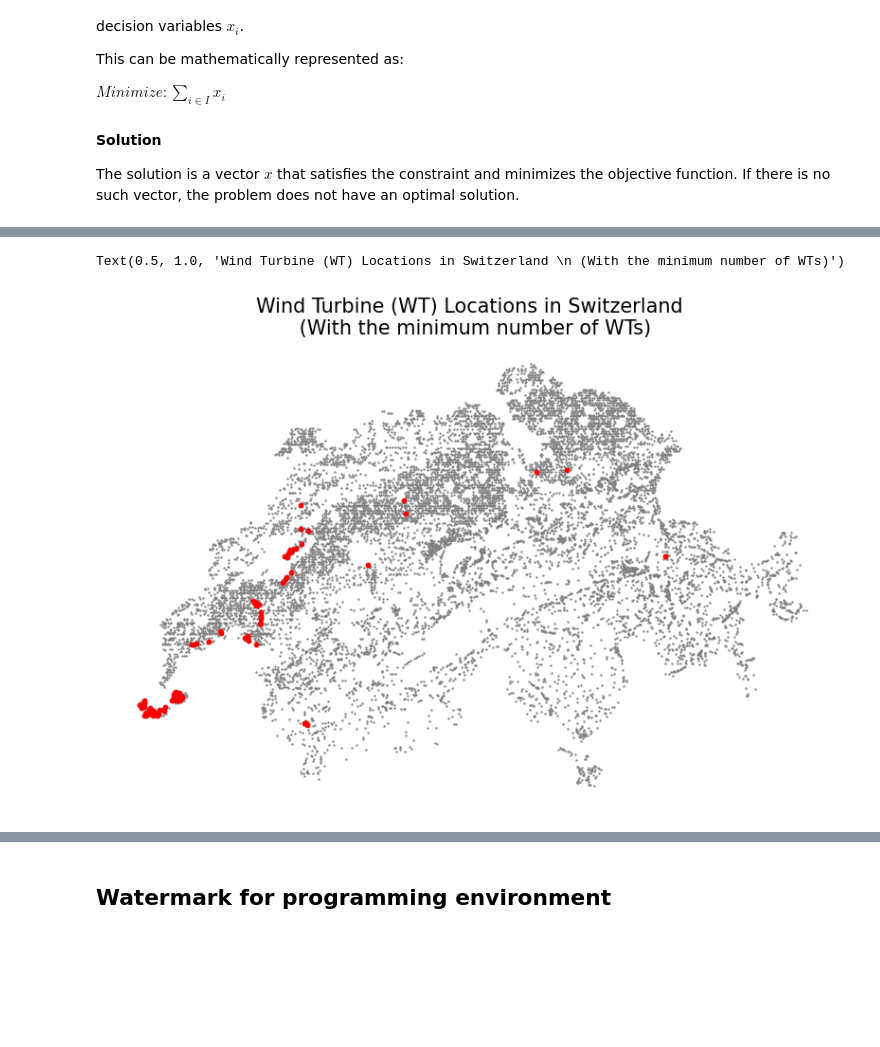
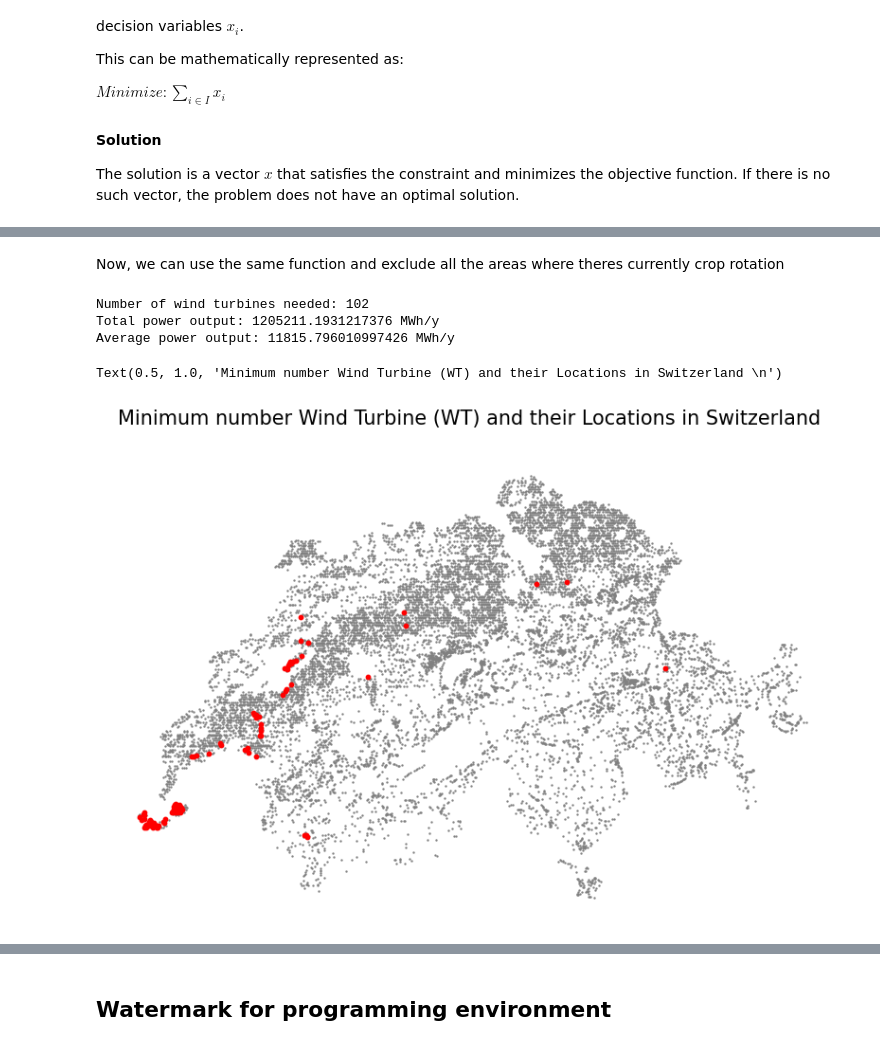
Before and after one commit to percw/Swiss_wind-turbine_optimization, a Jupyter notebook: wind_optimization.ipynb, the cells around one changed output, grey strips where cells are left out. Drawn from its saved outputs; the diff is of its cells as text; code cells hidden in the pictures; blank space fills up the shorter version.

```diff
--- a/wind_optimization.ipynb
+++ b/wind_optimization.ipynb
@@ -268,16 +281,31 @@ Avg power output: 11971.861386138615 MWh/y
+# %% [markdown]
+Now, we can use the same function and exclude all the areas where theres currently crop rotation
+# %%
+solver_no_crop, x = create_solver_for_wind_turbine_optimization(gdf, 1200000)
+
+# Adding constraint so that every crop rotation location is set to zero
+for i in range(len(gdf)):
+    if gdf.FFF[i] == 0:
+        solver_no_crop.Add(x[i] == 0)
+
+minimum_wind_turbine_locations_no_crop = get_solutions_for_wind_turbine_optimization(solver_no_crop, gdf, x)
+# %% [output]
+Number of wind turbines needed: 102
+Total power output: 1205211.1931217376 MWh/y
+Average power output: 11815.796010997426 MWh/y
 # %%
 # Creating a new GeoDataFrame from selected locations
-selected_gdf = gpd.GeoDataFrame(geometry=selected_locations)
+selected_gdf = gpd.GeoDataFrame(geometry=minimum_wind_turbine_locations)
 
 # Ploting the selected locations on the map
 ax = gdf.plot(color='grey', markersize=0.5, figsize=(10,10))
 selected_gdf.plot(ax=ax, marker='o', color='red', markersize=10)
 
 # Removing axis labels
 ax.set_axis_off()
 
 # Setting title
-ax.set_title('Wind Turbine (WT) Locations in Switzerland \n (With the minimum number of WTs)', size=15)
+ax.set_title('Minimum number Wind Turbine and their locations in Switzerland', size=15)
 # %% [output]
-Text(0.5, 1.0, 'Wind Turbine (WT) Locations in Switzerland \n (With the minimum number of WTs)')
+Text(0.5, 1.0, 'Minimum number Wind Turbine (WT) and their Locations in Switzerland \n')
-[figure, old version]
+[figure, new version]
```
Also changed, not shown: parts of 13 cells of this notebook.
